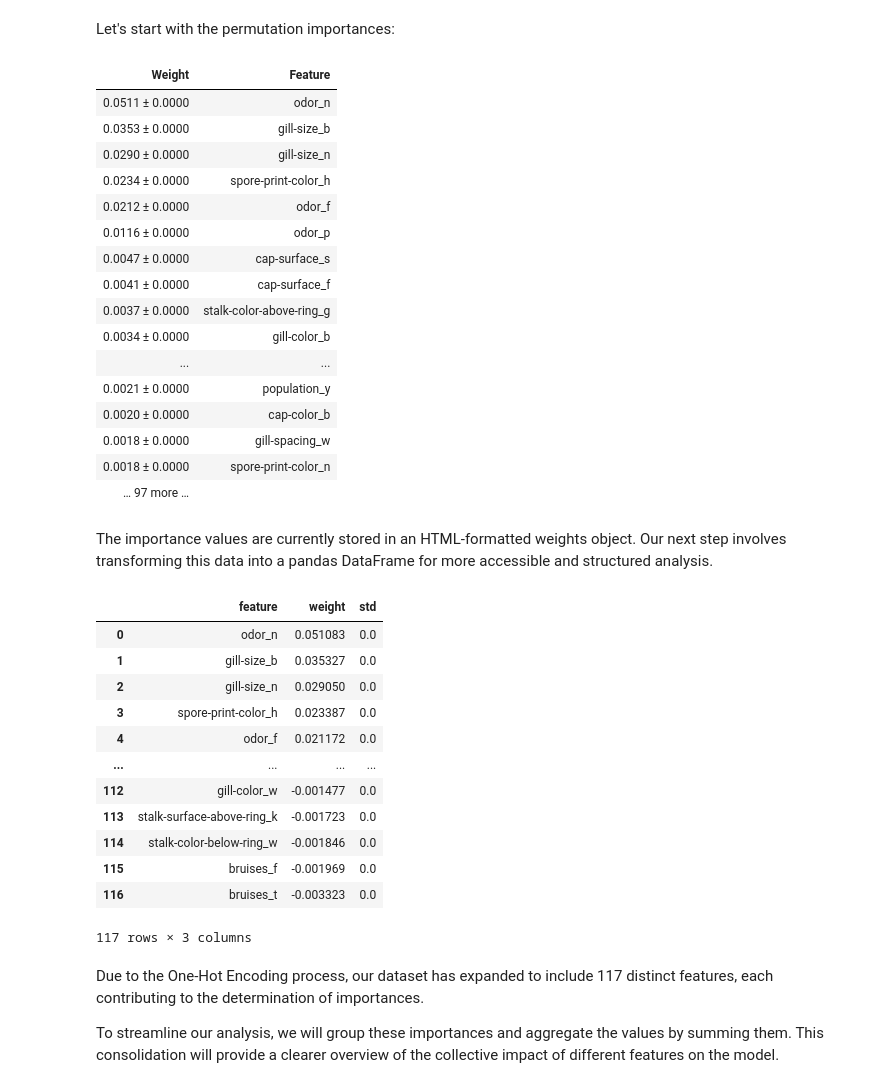
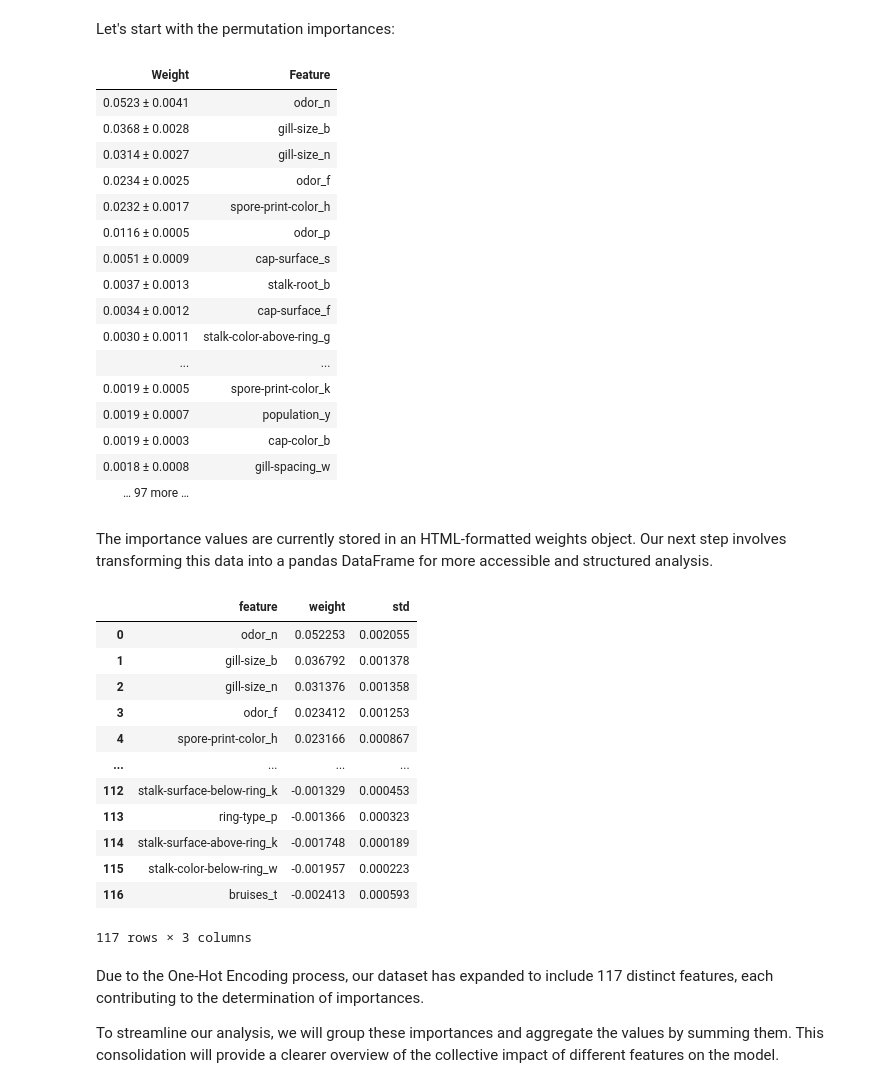
Before and after one commit to willc127/Mushroom_Classifier, a Jupyter notebook: main.ipynb, the cells around one changed output. Cells and saved outputs as stored; diff of their text form; code cells hidden in the pictures.

```diff
--- a/main.ipynb
+++ b/main.ipynb
@@ -193,26 +193,26 @@ To further unravel the intricacies of the model's decision-making process in det
 # %% [markdown]
 Let's start with the permutation importances:
 # %%
-perm = PermutationImportance(model, n_iter=1, random_state=0).fit(X_encoded,y)
+perm = PermutationImportance(model, n_iter=10, random_state=0).fit(X_encoded,y)
 weights_html = eli5.show_weights(perm, feature_names = X_encoded.columns.tolist())
 weights_html
 # %% [output]
 | Weight | Feature |
-| 0.0511 ± 0.0000 | odor_n |
-| 0.0353 ± 0.0000 | gill-size_b |
-| 0.0290 ± 0.0000 | gill-size_n |
-| 0.0234 ± 0.0000 | spore-print-color_h |
-| 0.0212 ± 0.0000 | odor_f |
-| 0.0116 ± 0.0000 | odor_p |
-| 0.0047 ± 0.0000 | cap-surface_s |
-| 0.0041 ± 0.0000 | cap-surface_f |
-| 0.0037 ± 0.0000 | stalk-color-above-ring_g |
-| 0.0034 ± 0.0000 | gill-color_b |
+| 0.0523 ± 0.0041 | odor_n |
+| 0.0368 ± 0.0028 | gill-size_b |
+| 0.0314 ± 0.0027 | gill-size_n |
+| 0.0234 ± 0.0025 | odor_f |
+| 0.0232 ± 0.0017 | spore-print-color_h |
+| 0.0116 ± 0.0005 | odor_p |
+| 0.0051 ± 0.0009 | cap-surface_s |
+| 0.0037 ± 0.0013 | stalk-root_b |
+| 0.0034 ± 0.0012 | cap-surface_f |
+| 0.0030 ± 0.0011 | stalk-color-above-ring_g |
 | ... | ... |
-| 0.0021 ± 0.0000 | population_y |
-| 0.0020 ± 0.0000 | cap-color_b |
-| 0.0018 ± 0.0000 | gill-spacing_w |
-| 0.0018 ± 0.0000 | spore-print-color_n |
+| 0.0019 ± 0.0005 | spore-print-color_k |
+| 0.0019 ± 0.0007 | population_y |
+| 0.0019 ± 0.0003 | cap-color_b |
+| 0.0018 ± 0.0008 | gill-spacing_w |
 | … 97 more … |  |
 # %% [markdown]
 The importance values are currently stored in an HTML-formatted weights object. Our next step involves transforming this data into a pandas DataFrame for more accessible and structured analysis.
@@ -221,17 +221,17 @@ weights_df = pd.DataFrame(eli5.explain_weights_df(perm, feature_names = X_encode
 display(weights_df)
 # %% [output]
 |  | feature | weight | std |
-| 0 | odor_n | 0.051083 | 0.0 |
-| 1 | gill-size_b | 0.035327 | 0.0 |
-| 2 | gill-size_n | 0.029050 | 0.0 |
-| 3 | spore-print-color_h | 0.023387 | 0.0 |
-| 4 | odor_f | 0.021172 | 0.0 |
+| 0 | odor_n | 0.052253 | 0.002055 |
+| 1 | gill-size_b | 0.036792 | 0.001378 |
+| 2 | gill-size_n | 0.031376 | 0.001358 |
+| 3 | odor_f | 0.023412 | 0.001253 |
+| 4 | spore-print-color_h | 0.023166 | 0.000867 |
 | ... | ... | ... | ... |
-| 112 | gill-color_w | -0.001477 | 0.0 |
-| 113 | stalk-surface-above-ring_k | -0.001723 | 0.0 |
-| 114 | stalk-color-below-ring_w | -0.001846 | 0.0 |
-| 115 | bruises_f | -0.001969 | 0.0 |
-| 116 | bruises_t | -0.003323 | 0.0 |
+| 112 | stalk-surface-below-ring_k | -0.001329 | 0.000453 |
+| 113 | ring-type_p | -0.001366 | 0.000323 |
+| 114 | stalk-surface-above-ring_k | -0.001748 | 0.000189 |
+| 115 | stalk-color-below-ring_w | -0.001957 | 0.000223 |
+| 116 | bruises_t | -0.002413 | 0.000593 |
 117 rows × 3 columns
 # %% [markdown]
 Due to the One-Hot Encoding process, our dataset has expanded to include 117 distinct features, each contributing to the determination of importances.
```
Also changed, not shown: parts of 6 cells of this notebook.
